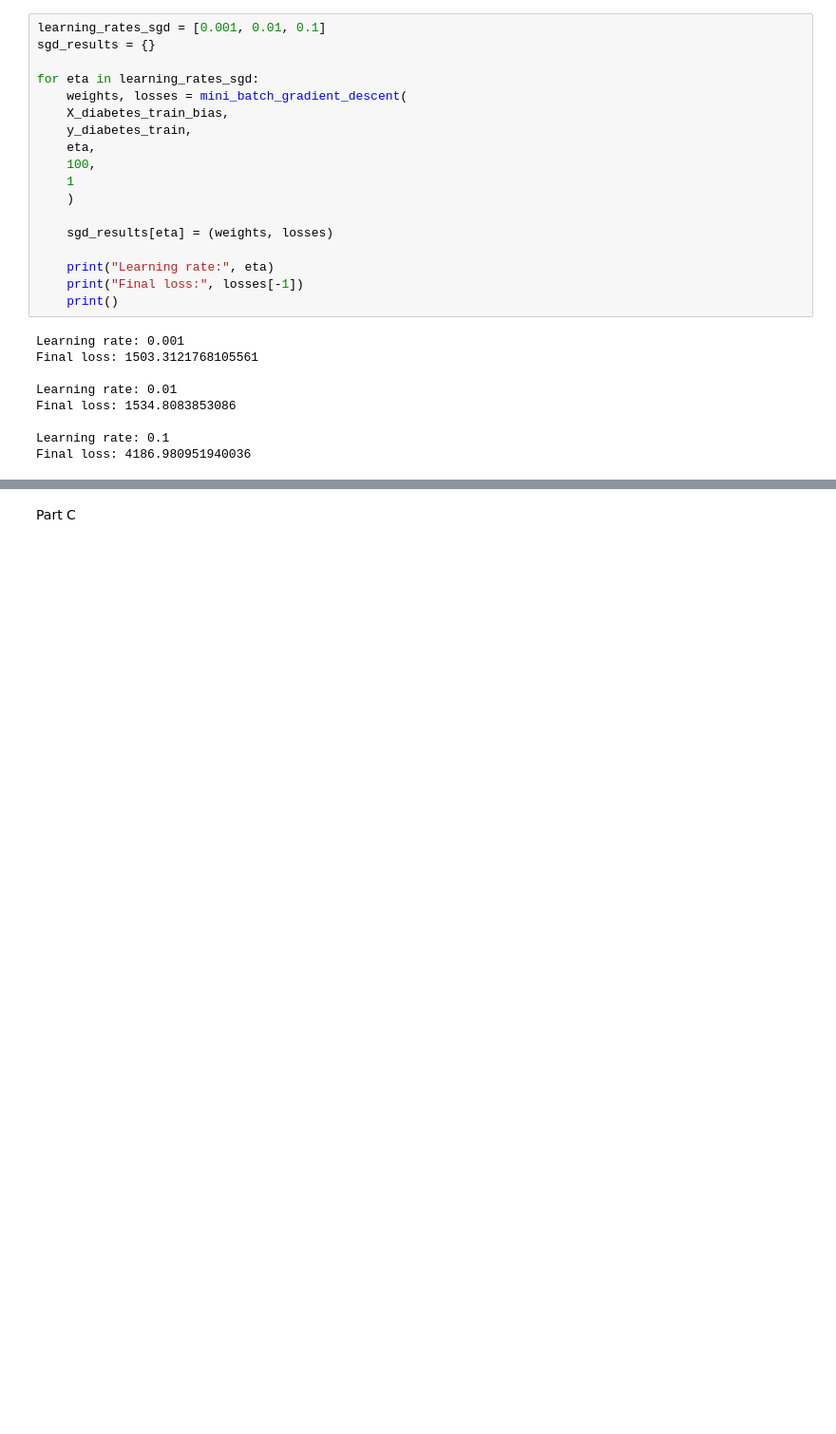
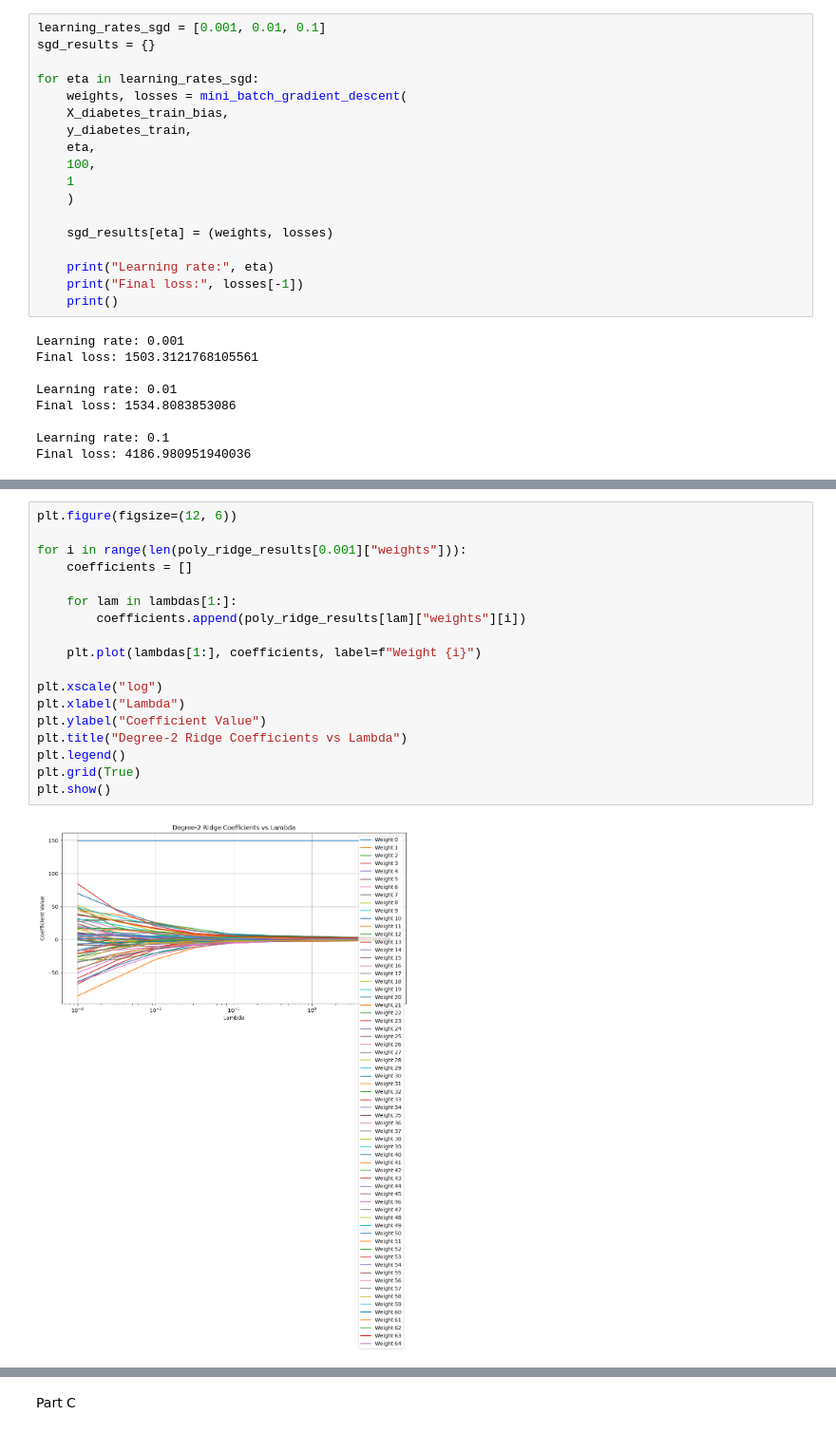
Before and after one commit to aseelibrahim123/ML_lab2, a Jupyter notebook: assignment2.ipynb, the cells around one changed output, grey strips where cells are left out. Shown at 95% size. Drawn from its saved outputs; the diff is of its cells as text; blank space fills up the shorter version.

```diff
--- a/assignment2.ipynb
+++ b/assignment2.ipynb
@@ -805,0 +1137,20 @@ This shows that sgd needs a suitable learning rate because individual samples pr
+# %%
+plt.figure(figsize=(12, 6))
+
+for i in range(len(poly_ridge_results[0.001]["weights"])):
+    coefficients = []
+
+    for lam in lambdas[1:]:
+        coefficients.append(poly_ridge_results[lam]["weights"][i])
+
+    plt.plot(lambdas[1:], coefficients, label=f"Weight {i}")
+
+plt.xscale("log")
+plt.xlabel("Lambda")
+plt.ylabel("Coefficient Value")
+plt.title("Degree-2 Ridge Coefficients vs Lambda")
+plt.legend()
+plt.grid(True)
+plt.show()
+# %% [output]
+[figure, added]
```
Also changed, not shown: parts of 35 cells of this notebook.
